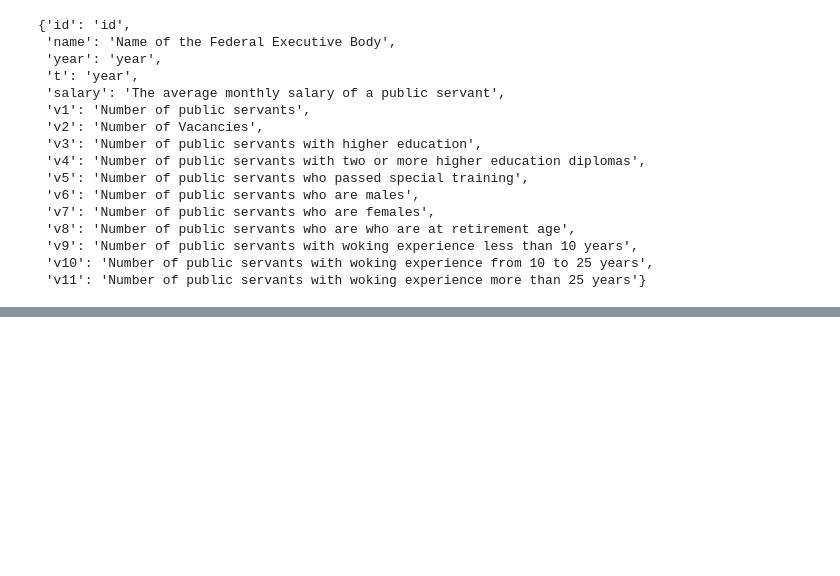
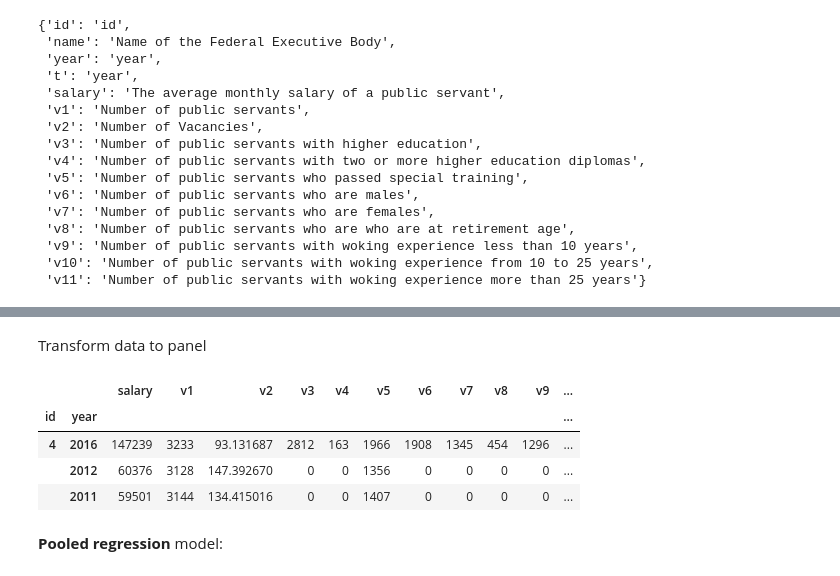
Before and after one commit to Mist3r-R/da-hse-sse-2020, a Jupyter notebook: 18.04.ipynb, the cells around one changed output, grey strips where cells are left out. Cells and saved outputs as stored; diff of their text form; code cells hidden in the pictures; blank space fills up the shorter version.

```diff
--- a/18.04.ipynb
+++ b/18.04.ipynb
@@ -193,3 +191,7 @@ Independent Variables:
 3. Describe the resulting model as a whole.
 4. Describe the relationships between the dependent variable and the predictors (which relationships are significant, which are direct, which are inverse). Draw conclusions from the analysis.
 5. Save the individual effects as a separate variable and indicate the names of the federal executive bodies with the greatest and least individual effect.
+# %%
+df = pd.read_stata('data/datafile.dta')
+print(df.shape)
+df.head(3)
@@ -213,3 +221,5 @@ meta.column_names_to_labels
  'v9': 'Number of public servants with woking experience less than 10 years',
  'v10': 'Number of public servants with woking experience from 10 to 25 years',
  'v11': 'Number of public servants with woking experience more than 25 years'}
+# %%
+df.drop(columns=['name', 't'], inplace=True)
@@ -215,0 +246,13 @@ meta.column_names_to_labels
+# %% [markdown]
+Transform data to panel
+# %%
+data = df.set_index(['id', 'year'])
+data.head(3)
+# %% [output]
+|  |  | salary | v1 | v2 | v3 | v4 | v5 | v6 | v7 | v8 | v9 | ... |
+| id | year |  |  |  |  |  |  |  |  |  |  | ... |
+| 4 | 2016 | 147239 | 3233 | 93.131687 | 2812 | 163 | 1966 | 1908 | 1345 | 454 | 1296 | ... |
+|  | 2012 | 60376 | 3128 | 147.392670 | 0 | 0 | 1356 | 0 | 0 | 0 | 0 | ... |
+|  | 2011 | 59501 | 3144 | 134.415016 | 0 | 0 | 1407 | 0 | 0 | 0 | 0 | ... |
+# %% [markdown]
+**Pooled regression** model:
```
Also changed, not shown: parts of 11 cells of this notebook.
